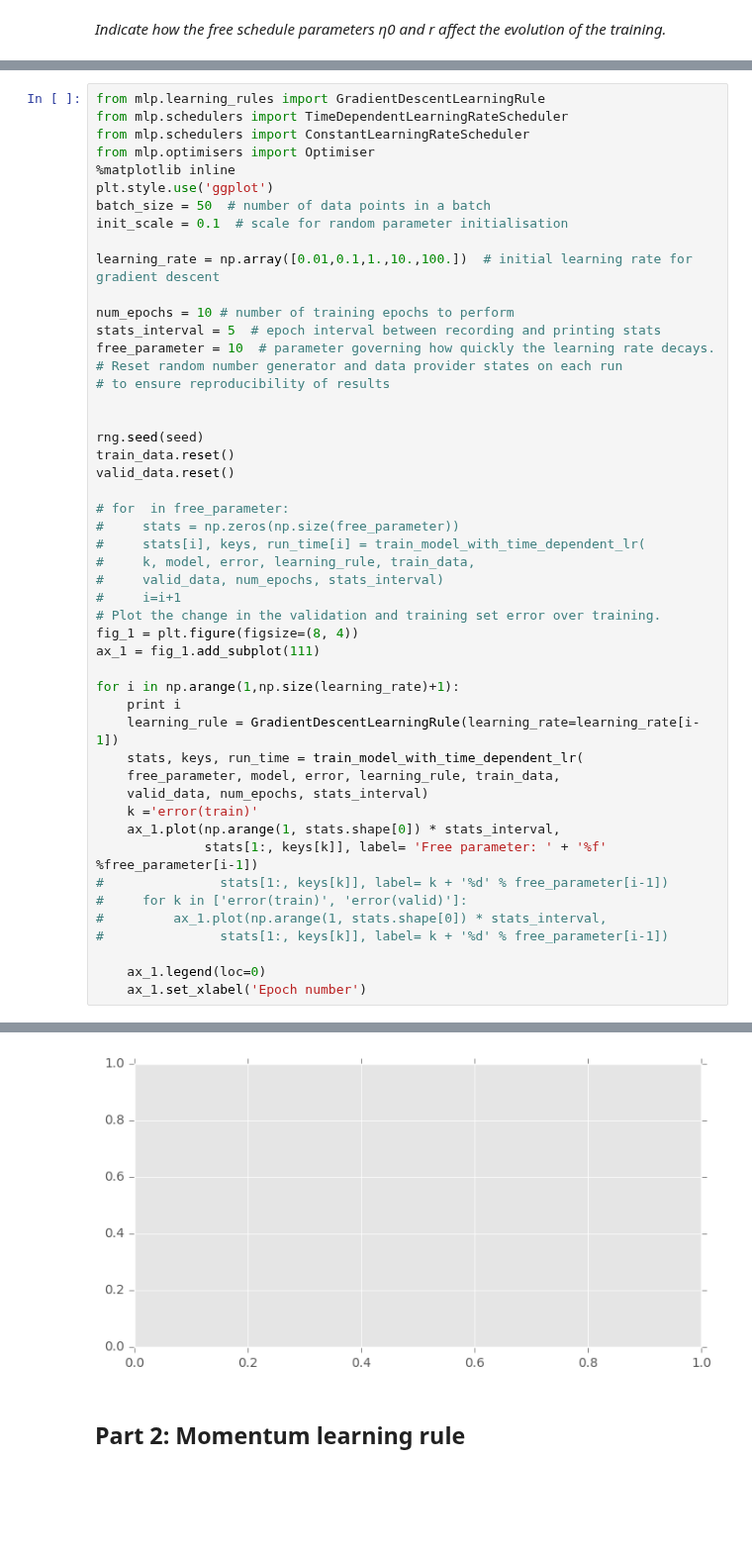
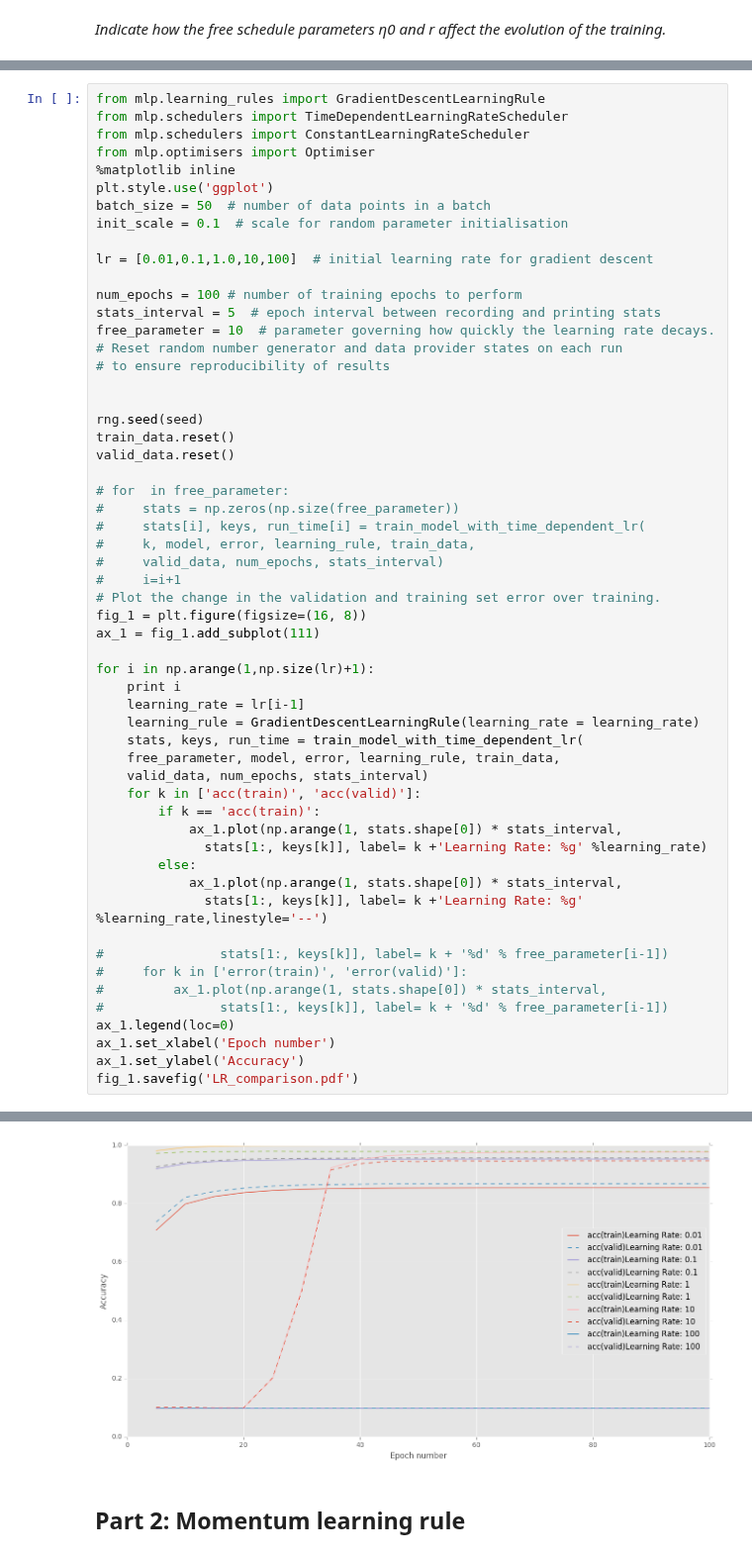
Before and after one commit to clarkzhao/Course-MLP, a Jupyter notebook: notebooks/Coursework_1.ipynb, the cells around one changed output, grey strips where cells are left out. Shown at 99% size. Drawn from its saved outputs; the diff is of its cells as text; blank space fills up the shorter version.

```diff
--- a/notebooks/Coursework_1.ipynb
+++ b/notebooks/Coursework_1.ipynb
@@ -422,9 +424,9 @@ plt.style.use('ggplot')
 batch_size = 50  # number of data points in a batch
 init_scale = 0.1  # scale for random parameter initialisation
 
-learning_rate = np.array([0.01,0.1,1.,10.,100.])  # initial learning rate for gradient descent
+lr = [0.01,0.1,1.0,10,100]  # initial learning rate for gradient descent
 
-num_epochs = 10 # number of training epochs to perform
+num_epochs = 100 # number of training epochs to perform
 stats_interval = 5  # epoch interval between recording and printing stats
 free_parameter = 10  # parameter governing how quickly the learning rate decays.
 # Reset random number generator and data provider states on each run
@@ -442,24 +444,31 @@ valid_data.reset()
 #     valid_data, num_epochs, stats_interval)
 #     i=i+1
 # Plot the change in the validation and training set error over training.
-fig_1 = plt.figure(figsize=(8, 4))
+fig_1 = plt.figure(figsize=(16, 8))
 ax_1 = fig_1.add_subplot(111)
 
-for i in np.arange(1,np.size(learning_rate)+1):
+for i in np.arange(1,np.size(lr)+1):
     print i
-    learning_rule = GradientDescentLearningRule(learning_rate=learning_rate[i-1])
+    learning_rate = lr[i-1]
+    learning_rule = GradientDescentLearningRule(learning_rate = learning_rate)
     stats, keys, run_time = train_model_with_time_dependent_lr(
     free_parameter, model, error, learning_rule, train_data,
     valid_data, num_epochs, stats_interval)
-    k ='error(train)'
-    ax_1.plot(np.arange(1, stats.shape[0]) * stats_interval,
-              stats[1:, keys[k]], label= 'Free parameter: ' + '%f' %free_parameter[i-1])
+    for k in ['acc(train)', 'acc(valid)']:
+        if k == 'acc(train)':
+            ax_1.plot(np.arange(1, stats.shape[0]) * stats_interval,
+              stats[1:, keys[k]], label= k +'Learning Rate: %g' %learning_rate)
+        else:
+            ax_1.plot(np.arange(1, stats.shape[0]) * stats_interval,
+              stats[1:, keys[k]], label= k +'Learning Rate: %g' %learning_rate,linestyle='--')
+
 #               stats[1:, keys[k]], label= k + '%d' % free_parameter[i-1])
 #     for k in ['error(train)', 'error(valid)']:
 #         ax_1.plot(np.arange(1, stats.shape[0]) * stats_interval,
 #               stats[1:, keys[k]], label= k + '%d' % free_parameter[i-1])
-
-    ax_1.legend(loc=0)
-    ax_1.set_xlabel('Epoch number')
+ax_1.legend(loc=0)
+ax_1.set_xlabel('Epoch number')
+ax_1.set_ylabel('Accuracy')
+fig_1.savefig('LR_comparison.pdf')
 # %% [output]
 1
@@ -467,4 +569,4 @@ ValueError: operands could not be broadcast together with shapes (5,) (100,784)
-[figure, old version]
+[figure, new version]
 # %% [markdown]
 ## Part 2: Momentum learning rule
 # %%
```
Also changed, not shown: parts of 4 cells of this notebook, 2 other files.
